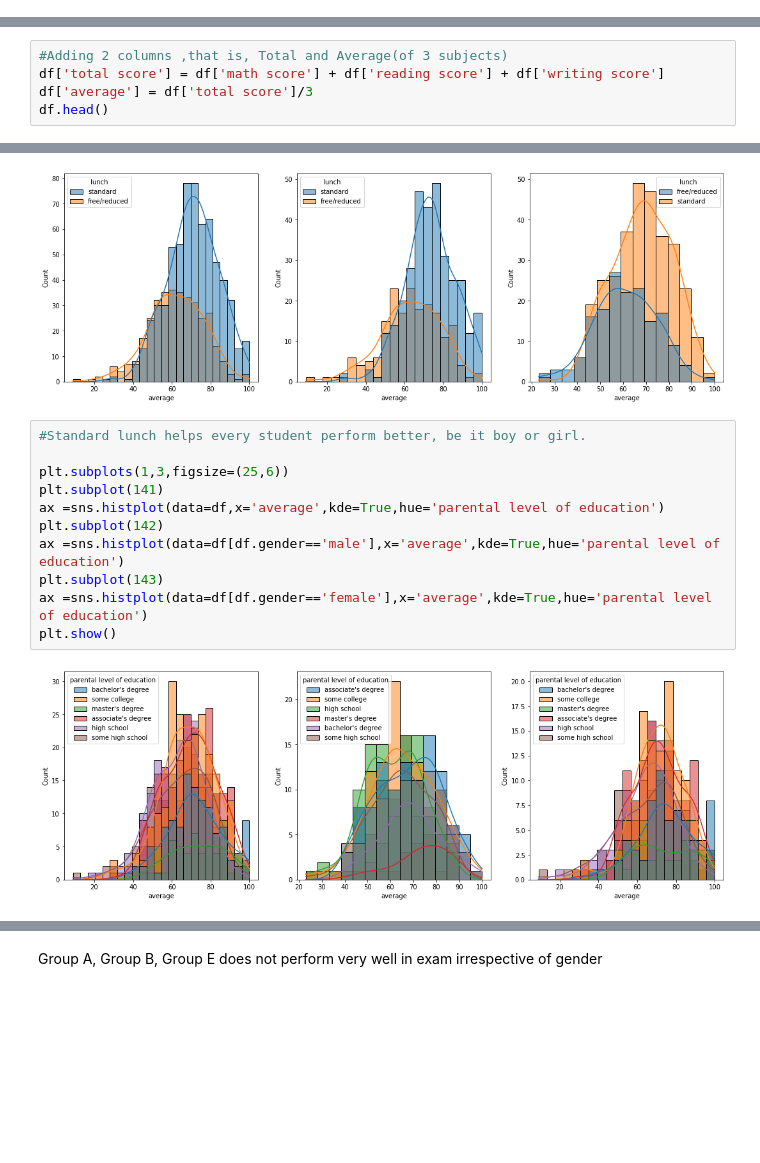
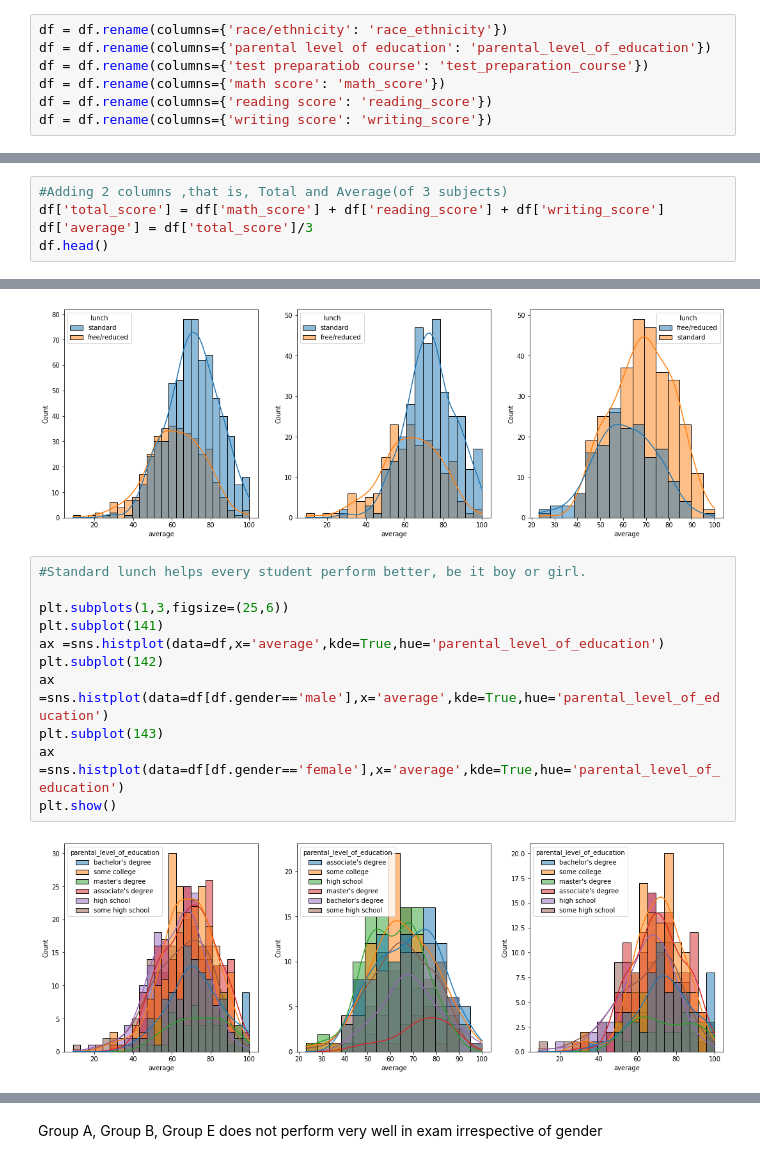
Before and after one commit to KailashAsnani/Study_Sage, a Jupyter notebook: notebook/EDA.ipynb, the cells around one changed output, grey strips where cells are left out. Cells and saved outputs as stored; diff of their text form; blank space fills up the shorter version.

```diff
--- a/notebook/EDA.ipynb
+++ b/notebook/EDA.ipynb
@@ -17,4 +17,11 @@ df.head()
 | 2 | female | group B | master's degree | standard | none | 90 | ... |
 | 3 | male | group A | associate's degree | free/reduced | none | 47 | ... |
 | 4 | male | group C | some college | standard | none | 76 | ... |
+# %%
+df = df.rename(columns={'race/ethnicity': 'race_ethnicity'})
+df = df.rename(columns={'parental level of education': 'parental_level_of_education'})
+df = df.rename(columns={'test preparatiob course': 'test_preparation_course'})
+df = df.rename(columns={'math score': 'math_score'})
+df = df.rename(columns={'reading score': 'reading_score'})
+df = df.rename(columns={'writing score': 'writing_score'})
 # %%
@@ -115,6 +113,6 @@ We have 5 categorical features : ['gender', 'race/ethnicity', 'parental level of
 # %%
 #Adding 2 columns ,that is, Total and Average(of 3 subjects)
-df['total score'] = df['math score'] + df['reading score'] + df['writing score']
-df['average'] = df['total score']/3
+df['total_score'] = df['math_score'] + df['reading_score'] + df['writing_score']
+df['average'] = df['total_score']/3
 df.head()
 # %% [output]
@@ -176,16 +174,16 @@ plt.show()
 # %%
 #Standard lunch helps every student perform better, be it boy or girl.
 
 plt.subplots(1,3,figsize=(25,6))
 plt.subplot(141)
-ax =sns.histplot(data=df,x='average',kde=True,hue='parental level of education')
+ax =sns.histplot(data=df,x='average',kde=True,hue='parental_level_of_education')
 plt.subplot(142)
-ax =sns.histplot(data=df[df.gender=='male'],x='average',kde=True,hue='parental level of education')
+ax =sns.histplot(data=df[df.gender=='male'],x='average',kde=True,hue='parental_level_of_education')
 plt.subplot(143)
-ax =sns.histplot(data=df[df.gender=='female'],x='average',kde=True,hue='parental level of education')
+ax =sns.histplot(data=df[df.gender=='female'],x='average',kde=True,hue='parental_level_of_education')
 plt.show()
 # %% [output]
-[figure, old version]
+[figure, new version]
 # %%
 plt.subplots(1,3,figsize=(25,6))
 plt.subplot(141)
```
Also changed, not shown: parts of 18 cells of this notebook, 29 other files.
